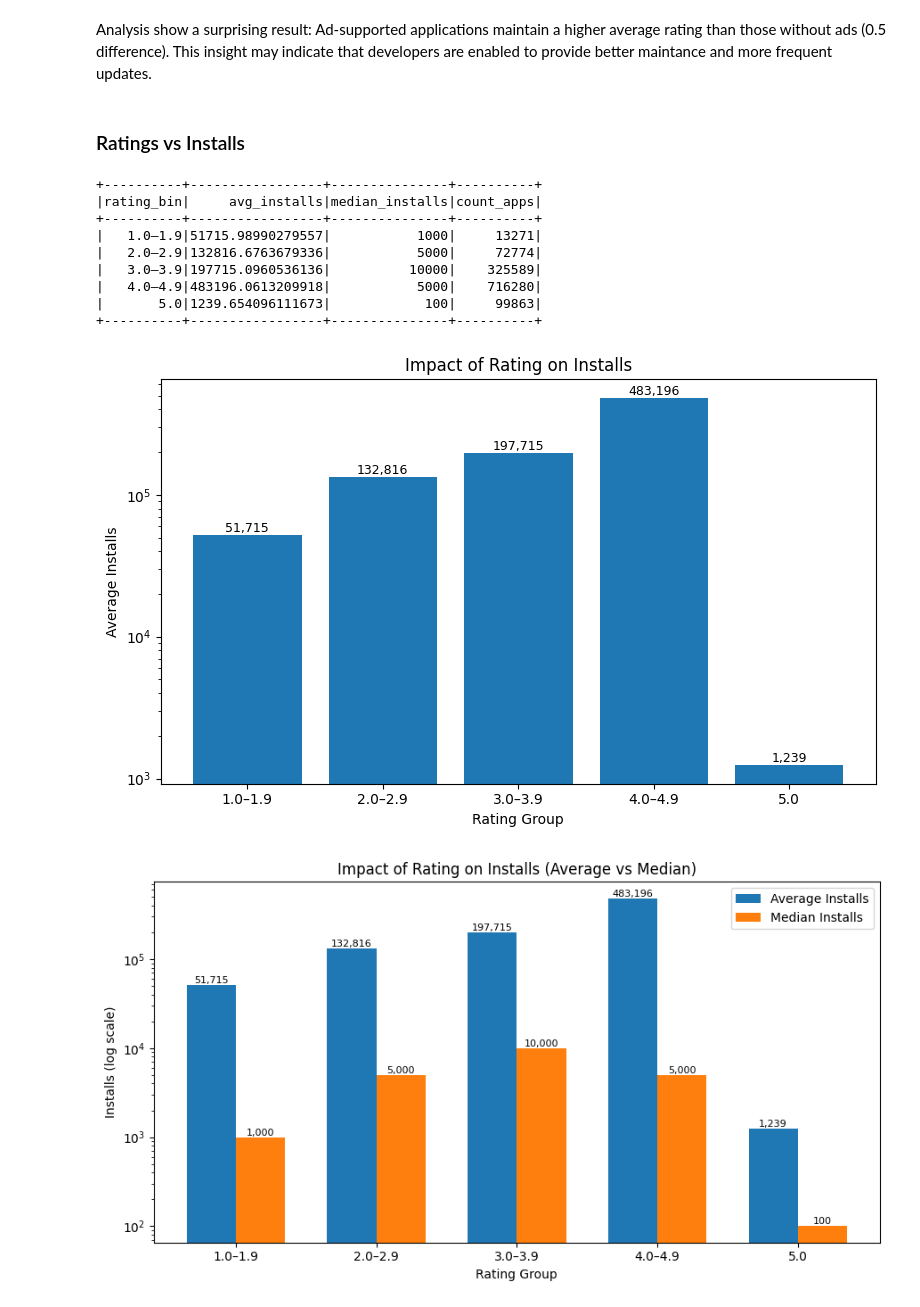
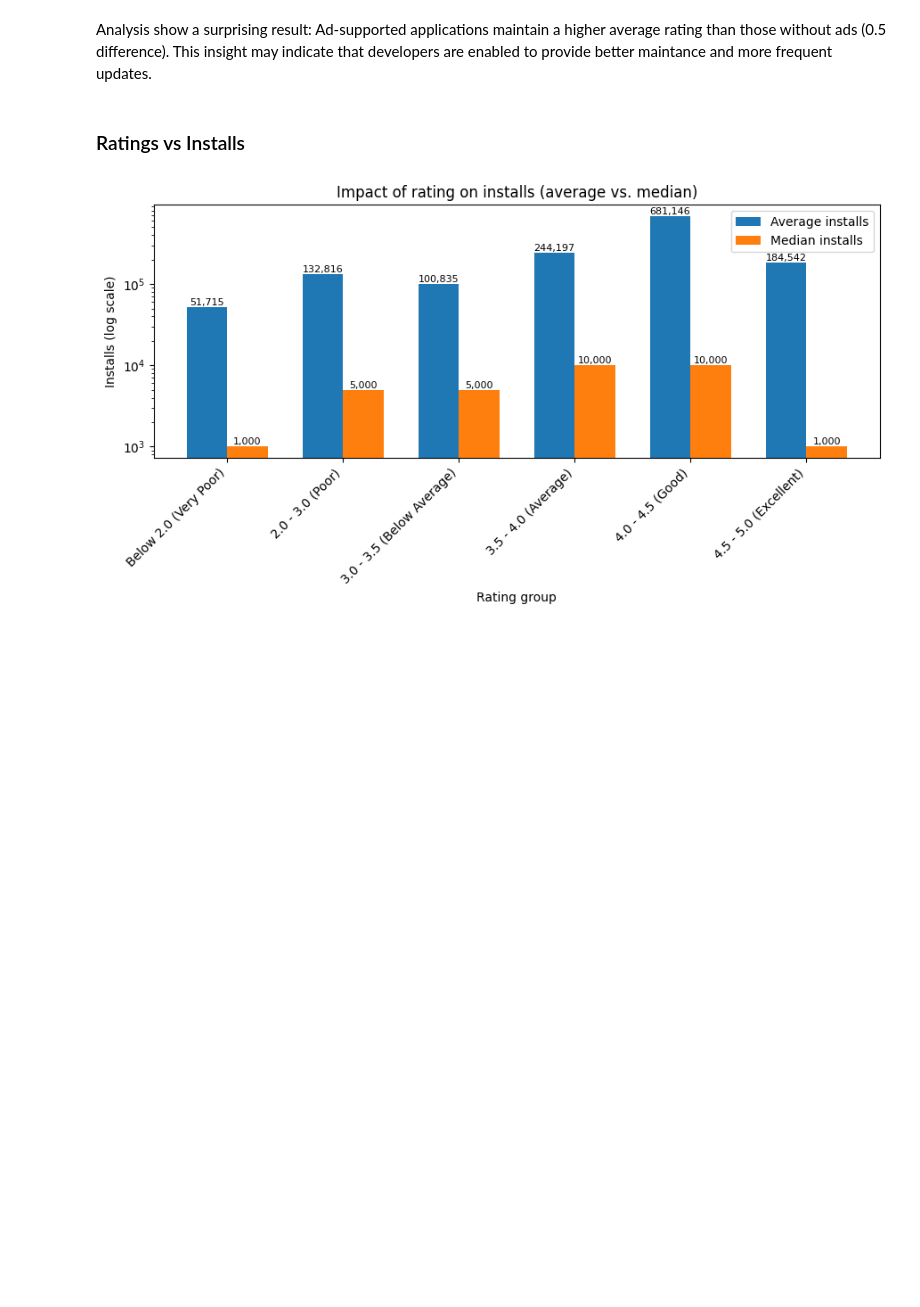
Before and after one commit to LottaSofiaK/Group22, a Jupyter notebook: Group_22_analysis_and_visualization.ipynb, the cells around one changed output. Drawn from its saved outputs; the diff is of its cells as text; code cells hidden in the pictures; blank space fills up the shorter version.

```diff
--- a/Group_22_analysis_and_visualization.ipynb
+++ b/Group_22_analysis_and_visualization.ipynb
@@ -903,6 +906,7 @@ Analysis show a surprising result: Ad-supported applications maintain a higher a
 # %%
 from pyspark.sql.functions import col, avg, count, log10, when, expr
 import matplotlib.pyplot as plt
+import numpy as np
 
 df_analysis = df_flat.select("rating", "installs") \
     .filter(col("rating").isNotNull() & col("installs").isNotNull())
@@ -911,11 +915,12 @@ df_analysis = df_analysis.withColumn("log_installs", log10(col("installs")))
 
 df_binned = df_analysis.withColumn(
     "rating_bin",
-    when((col("rating") >= 1) & (col("rating") < 2), "1.0–1.9")
-    .when((col("rating") >= 2) & (col("rating") < 3), "2.0–2.9")
-    .when((col("rating") >= 3) & (col("rating") < 4), "3.0–3.9")
-    .when((col("rating") >= 4) & (col("rating") < 5), "4.0–4.9")
-    .when(col("rating") == 5, "5.0")
+    when(col("rating") < 2.0, "Below 2.0 (Very Poor)")
+    .when((col("rating") >= 2.0) & (col("rating") < 3.0), "2.0 - 3.0 (Poor)")
+    .when((col("rating") >= 3.0) & (col("rating") < 3.5), "3.0 - 3.5 (Below Average)")
+    .when((col("rating") >= 3.5) & (col("rating") < 4.0), "3.5 - 4.0 (Average)")
+    .when((col("rating") >= 4.0) & (col("rating") < 4.5), "4.0 - 4.5 (Good)")
+    .when(col("rating") >= 4.5, "4.5 - 5.0 (Excellent)")
 )
 
 df_grouped = df_binned.groupBy("rating_bin") \
@@ -925,71 +930,43 @@ df_grouped = df_binned.groupBy("rating_bin") \
         count("*").alias("count_apps")
     ) \
     .orderBy("rating_bin")
 
-df_grouped.show()
-
 pdf_grouped = df_grouped.toPandas()
 
-plt.figure(figsize=(8,5))
-bars = plt.bar(pdf_grouped["rating_bin"], pdf_grouped["avg_installs"])
-
-plt.title("Impact of Rating on Installs")
-plt.xlabel("Rating Group")
-plt.ylabel("Average Installs")
-plt.yscale("log")
-
-for bar, value in zip(bars, pdf_grouped["avg_installs"]):
-    plt.text(
-        bar.get_x() + bar.get_width()/2,
-        value,
-        f"{int(value):,}",
-        ha='center',
-        va='bottom',
-        fontsize=9
-    )
-
-plt.tight_layout()
-plt.show()
-
-import numpy as np
-import matplotlib.pyplot as plt
+ordered_cats = [
+    "Below 2.0 (Very Poor)", "2.0 - 3.0 (Poor)",
+    "3.0 - 3.5 (Below Average)", "3.5 - 4.0 (Average)",
+    "4.0 - 4.5 (Good)", "4.5 - 5.0 (Excellent)"
+]
+pdf_grouped["rating_bin"] = pd.Categorical(pdf_grouped["rating_bin"], categories=ordered_cats, ordered=True)
+pdf_grouped = pdf_grouped.sort_values("rating_bin")
 
 labels = pdf_grouped["rating_bin"]
 x = np.arange(len(labels))
 width = 0.35
 
 plt.figure(figsize=(9,5))
 
-bars1 = plt.bar(x - width/2, pdf_grouped["avg_installs"], width, label="Average Installs")
-bars2 = plt.bar(x + width/2, pdf_grouped["median_installs"], width, label="Median Installs")
+bars1 = plt.bar(x - width/2, pdf_grouped["avg_installs"], width, label="Average installs")
+bars2 = plt.bar(x + width/2, pdf_grouped["median_installs"], width, label="Median installs")
 
-plt.xticks(x, labels)
+plt.xticks(x, labels, rotation=45, ha='right')
 plt.yscale("log")
 
-plt.title("Impact of Rating on Installs (Average vs Median)")
-plt.xlabel("Rating Group")
+plt.title("Impact of rating on installs (average vs. median)")
+plt.xlabel("Rating group")
 plt.ylabel("Installs (log scale)")
 plt.legend()
 
 for bar in bars1:
     plt.text(bar.get_x() + bar.get_width()/2, bar.get_height(),
              f"{int(bar.get_height()):,}", ha='center', va='bottom', fontsize=8)
 
 for bar in bars2:
     plt.text(bar.get_x() + bar.get_width()/2, bar.get_height(),
              f"{int(bar.get_height()):,}", ha='center', va='bottom', fontsize=8)
 
 plt.tight_layout()
 plt.show()
 # %% [output]
-+----------+-----------------+---------------+----------+
-|rating_bin|     avg_installs|median_installs|count_apps|
-+----------+-----------------+---------------+----------+
-|   1.0–1.9|51715.98990279557|           1000|     13271|
-|   2.0–2.9|132816.6763679336|           5000|     72774|
-|   3.0–3.9|197715.0960536136|          10000|    325589|
-|   4.0–4.9|483196.0613209918|           5000|    716280|
-|       5.0|1239.654096111673|            100|     99863|
-+----------+-----------------+---------------+----------+
-[figure, old version]
+[figure, new version]
-[figure, removed]
```
Also changed, not shown: parts of 32 cells of this notebook, 1 other file.
